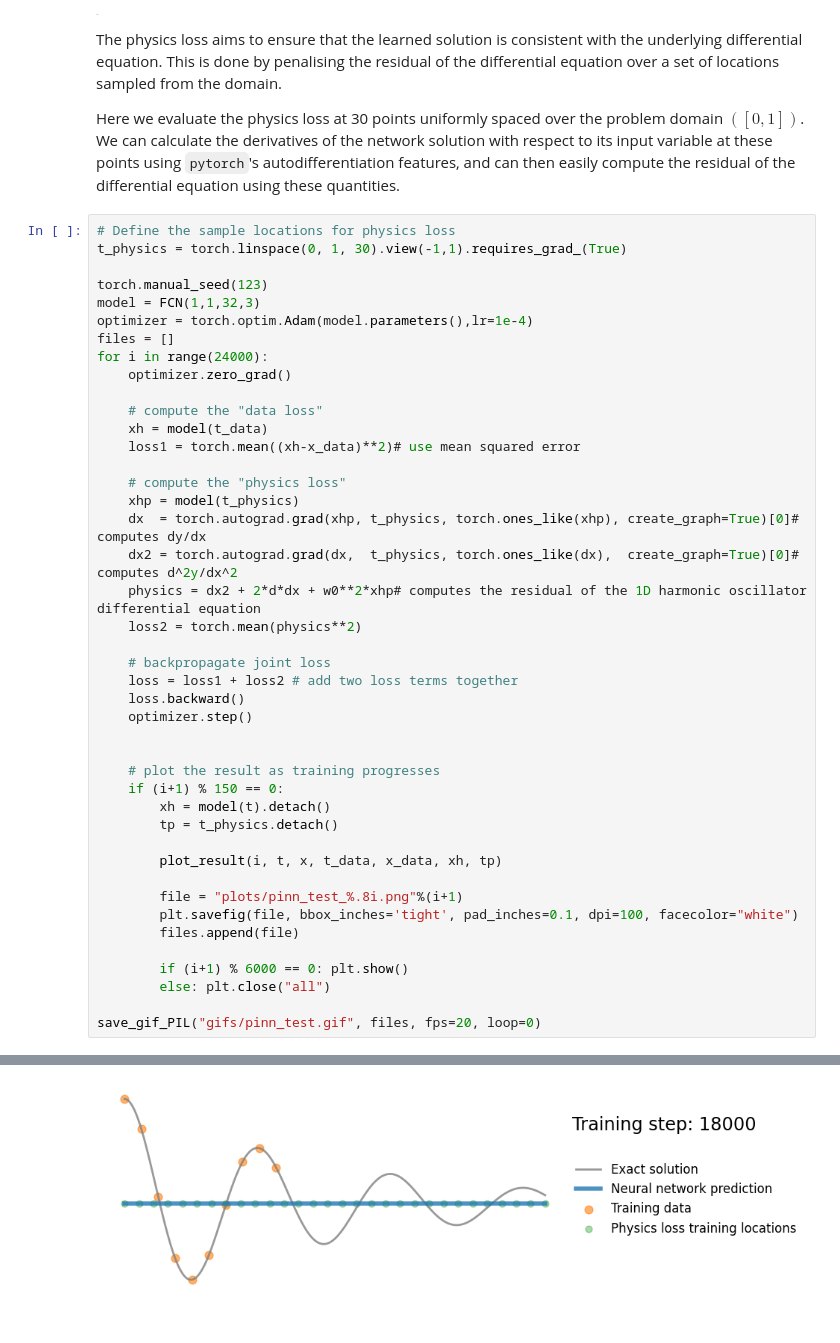
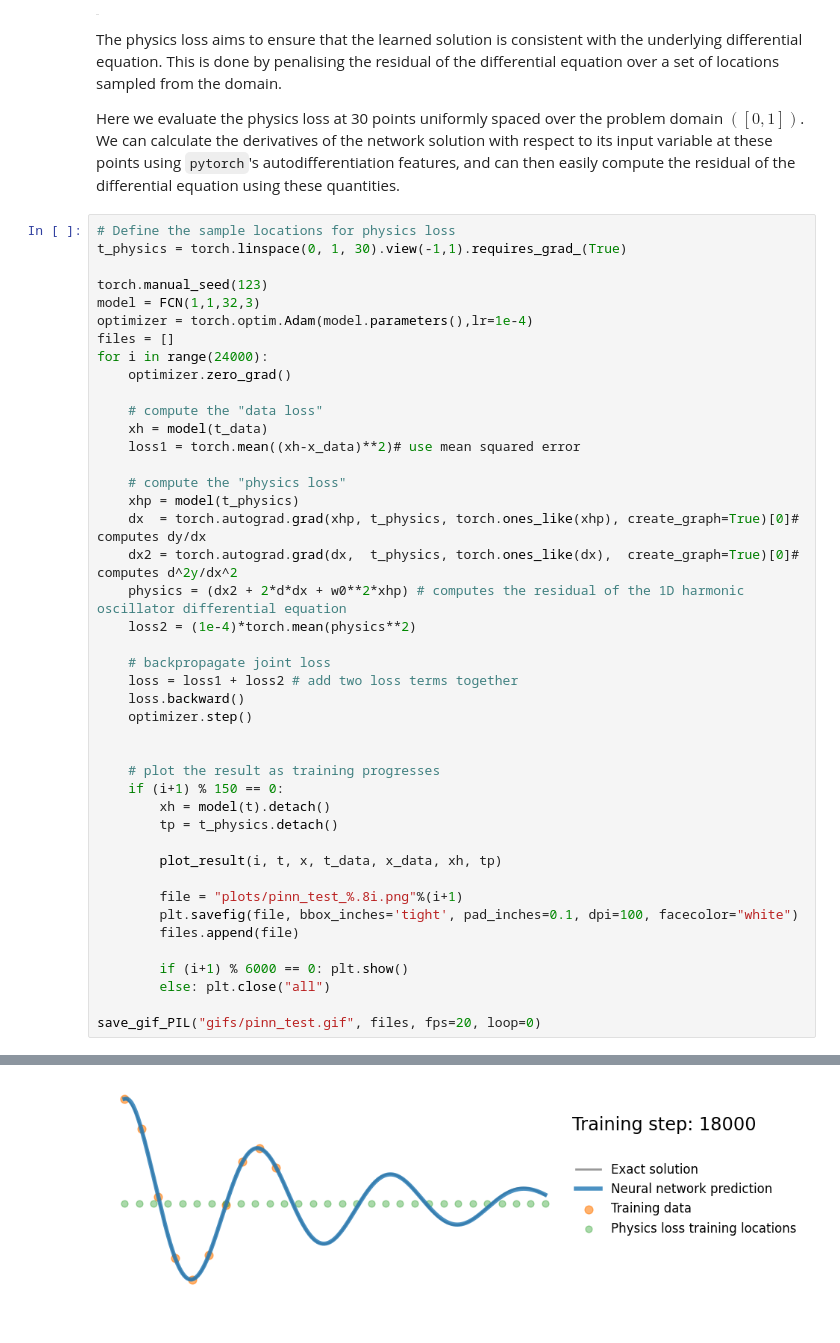
Before and after one commit to Mehdi-Haned/PINNs-Spring2025, a Jupyter notebook: PINN_Experiment.ipynb, the cells around one changed output, grey strips where cells are left out. Cells and saved outputs as stored; diff of their text form.

```diff
--- a/PINN_Experiment.ipynb
+++ b/PINN_Experiment.ipynb
@@ -199,8 +199,8 @@ for i in range(24000):
     xhp = model(t_physics)
     dx  = torch.autograd.grad(xhp, t_physics, torch.ones_like(xhp), create_graph=True)[0]# computes dy/dx
     dx2 = torch.autograd.grad(dx,  t_physics, torch.ones_like(dx),  create_graph=True)[0]# computes d^2y/dx^2
-    physics = dx2 + 2*d*dx + w0**2*xhp# computes the residual of the 1D harmonic oscillator differential equation
-    loss2 = torch.mean(physics**2)
+    physics = (dx2 + 2*d*dx + w0**2*xhp) # computes the residual of the 1D harmonic oscillator differential equation
+    loss2 = (1e-4)*torch.mean(physics**2)
 
     # backpropagate joint loss
     loss = loss1 + loss2 # add two loss terms together
@@ -229 +229 @@ save_gif_PIL("gifs/pinn_test.gif", files, fps=20, loop=0)
-[figure, old version]
+[figure, new version]
```
Also changed, not shown: parts of 8 cells of this notebook, 11 other files.
